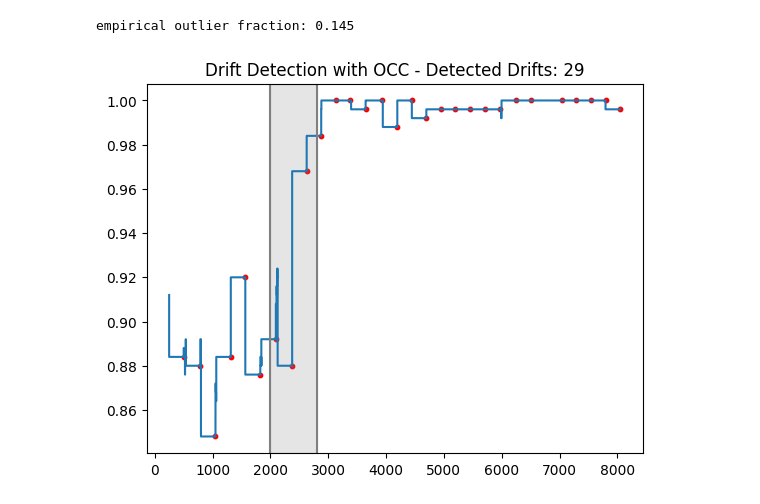
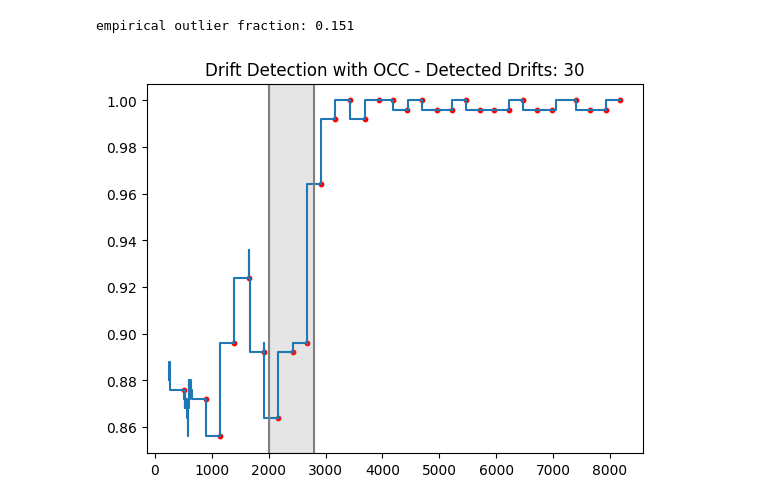
Before and after one commit to dariomalchiodi/occ-drift-detection, a Jupyter notebook: river.ipynb, the cells around one changed output. Drawn from its saved outputs; the diff is of its cells as text; code cells hidden in the pictures.

```diff
--- a/river.ipynb
+++ b/river.ipynb
@@ -19,16 +19,15 @@ class GaussianMixture(Distribution):
         self.class_ = class_
         self.p = p
         self.n = n
-        self.seed = seed
+        self.rng = np.random.default_rng(seed)
 
     def sample(self):
         for t in range(self.n):
-            i = np.random.choice(len(self.p), p=self.p)
+            i = self.rng.choice(len(self.p), p=self.p)
             mu = self.mu[i]
             sigma = self.sigma[i]
             class_ = self.class_[i]
-            rng = np.random.default_rng()
-            x = rng.multivariate_normal(mu, np.diag(sigma))
+            x = self.rng.multivariate_normal(mu, np.diag(sigma))
             yield {f'x_{i}': x[i] for i in range(len(x))}, class_
 
 d = GaussianMixture(mu=[[-2, -2], [2, 2]], sigma=[[1, 1], [0.2, 0.2]],
@@ -60,7 +59,7 @@ outlier_rate = (outlier==-1).mean()
 
 print(f'empirical outlier fraction: {outlier_rate}')
 # %% [output]
-empirical outlier fraction: 0.145
+empirical outlier fraction: 0.151
 # %%
 import numpy as np
 
@@ -165,16 +212,6 @@ def z_test_drift_decector(alpha, curr_outliers, orig_outliers):
 from collections import deque
 import itertools as it
 from river import stream, tree, metrics
-
-g1 = GaussianMixture(mu=[[0, 0], [1, 1]], sigma=[[1, 1], [0.2, 0.2]],
-                     class_=[0, 1], p=[0.5, 0.5], n=8_000)
-g2 = GaussianMixture(mu=[[0, 0], [3, 3]], sigma=[[1, 1], [0.3, 0.3]],
-                     class_=[0, 1], p=[0.5, 0.5], n=8_000)
-
-stream = DriftingMixtureStream(
-    mixtures=[g1, g2],
-    drift_points=[(2_000, 2_800)]
-)
 
 def experiment(n, f, nu, gamma, max_t, stream):
 
@@ -205,7 +242,8 @@ def experiment(n, f, nu, gamma, max_t, stream):
         y_pred = model.predict_one(x)
 
         # keep sliding window
-        curr_x = ([x[f'x_{i}'] for i in range(len(x))])
+        curr_x = to_array(x)
+
         x_window.append(curr_x)
         y_window.append(y)
 
@@ -213,7 +251,7 @@ def experiment(n, f, nu, gamma, max_t, stream):
         outlier = occ.predict(np.array([curr_x]))[0]
         outlier_window.append(outlier==-1)
         if threshold_drift_detector(f, outlier_window):
-            accumulate_examples(stream, n, x_window, y_window)
+            accumulate_examples(stream, n, x_window, y_window, keep_fraction=0.1)
             t += n
             a = window_accuracy(model, x_window, y_window)
             accuracy.append((t, a))
@@ -231,32 +269,40 @@ def experiment(n, f, nu, gamma, max_t, stream):
                 curr_x = np.array([x[i] for i in range(len(x))])
                 outlier = occ.predict(np.array([curr_x]))[0]
                 outlier_window.append(outlier==-1)
         else:
             accuracy.append((t, window_accuracy(model, x_window, y_window)))
 
         if t > max_t:
             break
     return accuracy, detected_drifts
 
 n = 250 # window size
 f = 0.1 # outlier fraction threshold
 nu = 0.1 # OCC parameter
 gamma = 0.5 # OCC parameter
 max_t = 8_000 # max number of examples to process
+
+g1 = GaussianMixture(mu=[[0, 0], [1, 1]], sigma=[[1, 1], [0.2, 0.2]],
+                     class_=[0, 1], p=[0.5, 0.5], n=8_000, seed=42)
+g2 = GaussianMixture(mu=[[0, 0], [3, 3]], sigma=[[1, 1], [0.3, 0.3]],
+                     class_=[0, 1], p=[0.5, 0.5], n=8_000, seed=42)
+
+stream = DriftingMixtureStream(mixtures=[g1, g2], drift_points=[(2_000, 2_800)])
+
 accuracy, detected_drifts = experiment(n, f, nu, gamma, max_t, stream)
 
 num_drifts =len(detected_drifts)
 
 fix, ax = plt.subplots()
 u, v = zip(*accuracy)
 ax.step(u, v)
 u, v = zip(*detected_drifts)
 ax.scatter(u, v, color='red', label='Detected Drifts', s=10)
 ax.axvspan(2_000, 2_800, color='gray', alpha=0.2)
 ax.axvline(2_000, color='gray', linewidth=1.5, alpha=1.0)
 ax.axvline(2_800, color='gray', linewidth=1.5, alpha=1.0)
 ax.set_title(f'Drift Detection with OCC - Detected Drifts: {num_drifts}')
 plt.show()
 # %% [output]
-[figure, old version]
+[figure, new version]
 # %%
```
Also changed, not shown: parts of 3 cells of this notebook.
